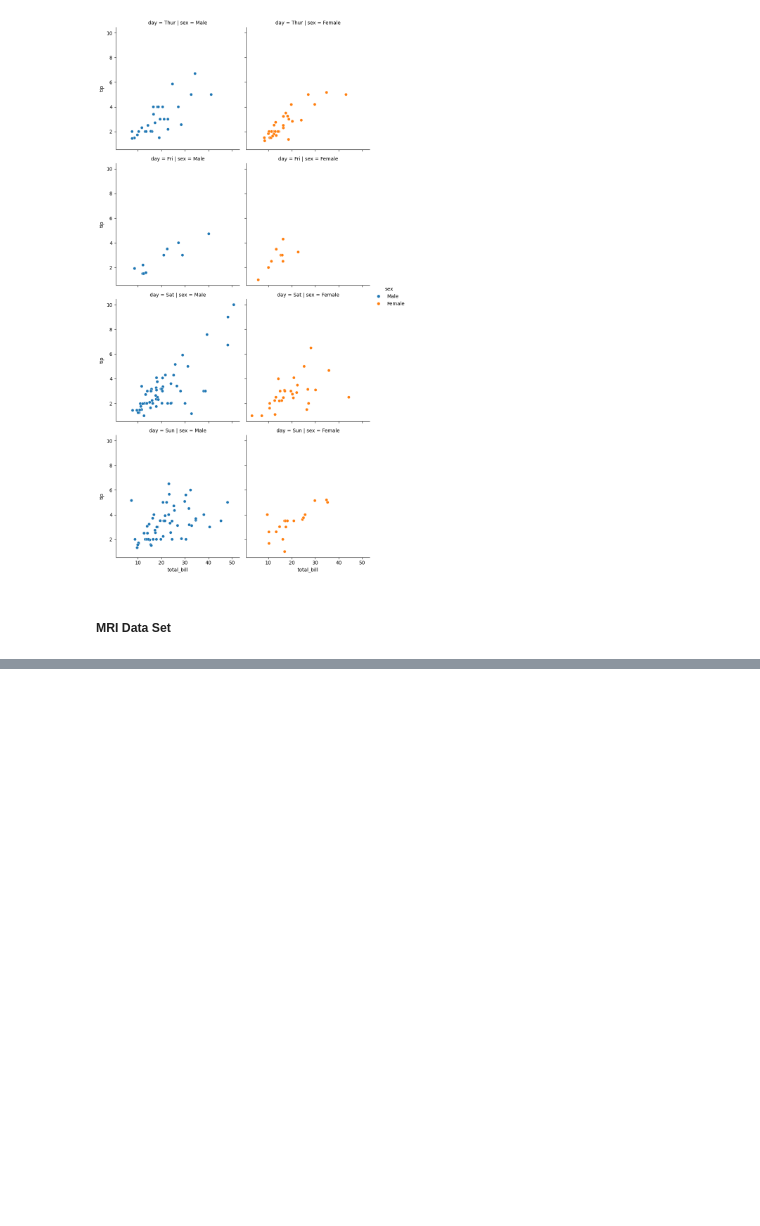
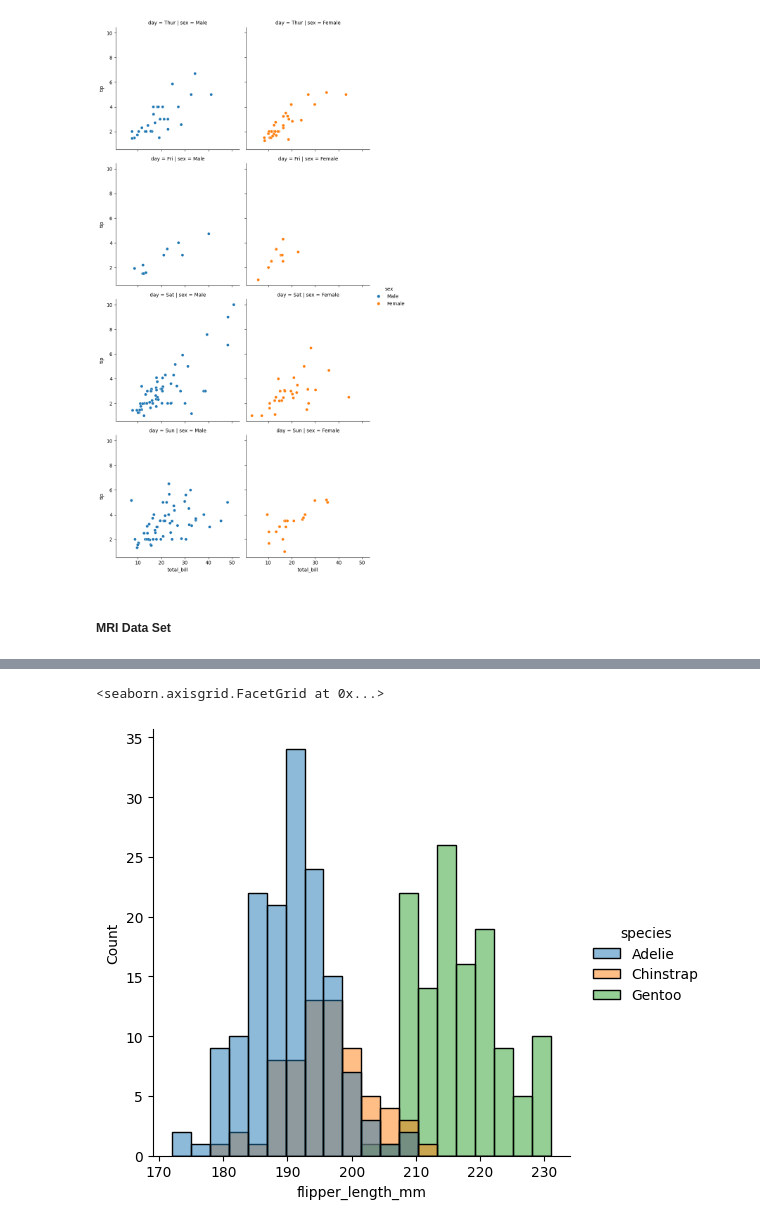
Before and after one commit to KamranMdShaikh/mlops_gitngithub, a Jupyter notebook: data_visualizaion.ipynb, the cells around one changed output, grey strips where cells are left out. Saved outputs shown, nothing was run; the diff lists cells and outputs as text; code cells hidden in the pictures; blank space fills up the shorter version.

```diff
--- a/data_visualizaion.ipynb
+++ b/data_visualizaion.ipynb
@@ -74,0 +126,12 @@ plot = sns.relplot(
+# %%
+sns.displot(
+
+    data=penguin_data,
+    x='flipper_length_mm',
+    kind='hist',
+    hue='species',
+    bins = 20
+)
+# %% [output]
+<seaborn.axisgrid.FacetGrid at 0x...>
+[figure, added]
```
Also changed, not shown: parts of 5 cells of this notebook.
